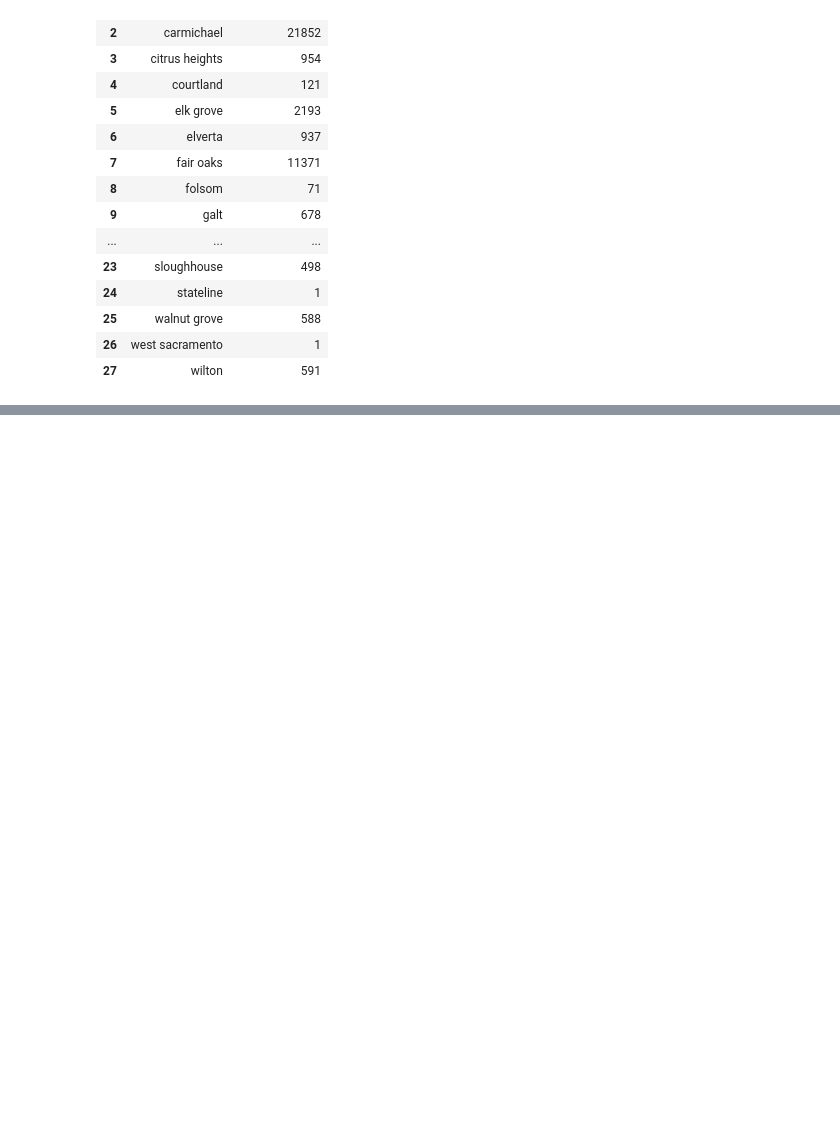
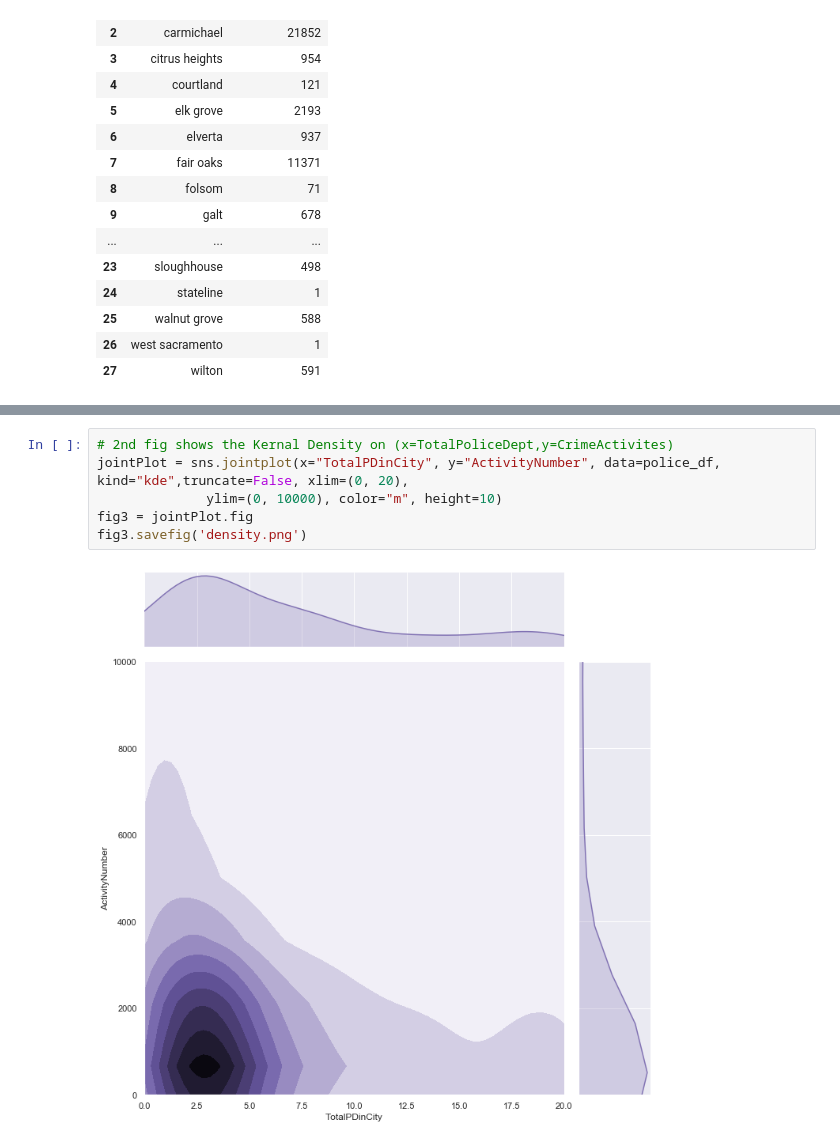
Before and after one commit to N3tadm1n/Team_Housing_prediction, a Jupyter notebook: CityCrimeActivity.ipynb, the cells around one changed output, grey strips where cells are left out. Saved outputs shown, nothing was run; the diff lists cells and outputs as text; blank space fills up the shorter version.

```diff
--- a/CityCrimeActivity.ipynb
+++ b/CityCrimeActivity.ipynb
@@ -324,0 +383,8 @@ TraitError: Element of the 'layers' trait of a Map instance must be a Widget, bu
+# %%
+# 2nd fig shows the Kernal Density on (x=TotalPoliceDept,y=CrimeActivites)
+jointPlot = sns.jointplot(x="TotalPDinCity", y="ActivityNumber", data=police_df, kind="kde",truncate=False, xlim=(0, 20),
+              ylim=(0, 10000), color="m", height=10)
+fig3 = jointPlot.fig
+fig3.savefig('density.png')
+# %% [output]
+[figure, added]
```
Also changed, not shown: parts of 9 cells of this notebook.
